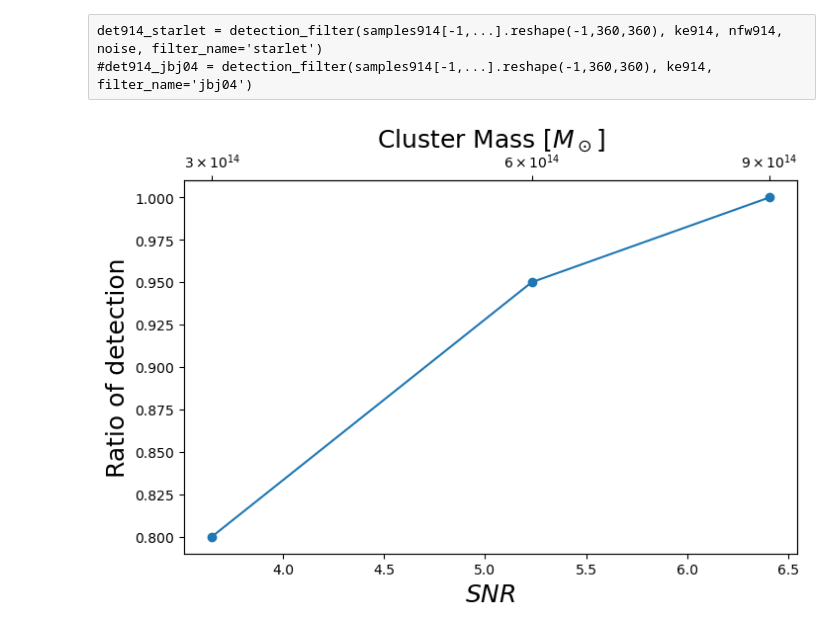
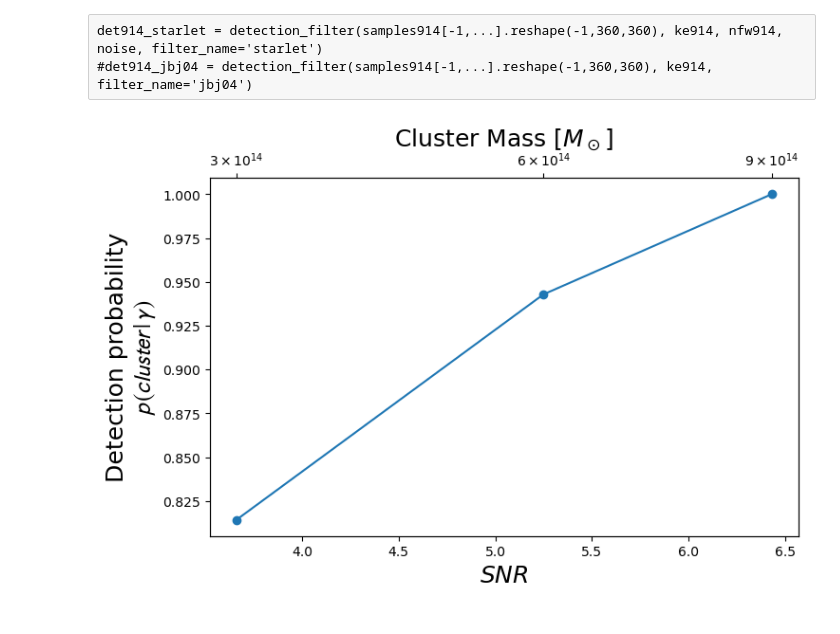
Before and after one commit to CosmoStat/jax-lensing, a Jupyter notebook: papers/Remy2021/Detection.ipynb, the cells around one changed output. Drawn from its saved outputs; the diff is of its cells as text; code cells hidden in the pictures.

Commit message:
update detection histogram and plot

```diff
--- a/papers/Remy2021/Detection.ipynb
+++ b/papers/Remy2021/Detection.ipynb
@@ -392,7 +392,7 @@ filename = '/linkhome/rech/genpuc01/utb76xl/jl/scripts/results/validation/anneal
 samples314 = fits.getdata(filename+'1.fits').astype('float32')
 g1, g2 = gen_nfw_shear(x_cen=x, y_cen=y, resolution=resolution,
                        nx=nx, ny=ny, z=z_halo, m=3e14, zs=zs)
-for i in range(2,3):
+for i in range(2,8):
     s = fits.getdata(filename+str(i)+'.fits')
     samples314 = np.concatenate([samples314, s], axis=0)
 ke314, _ = ks93(meas_shear[...,0] + g1, meas_shear[...,1] + g2)
@@ -400,7 +400,7 @@ nfw314,_ = ks93(g1, g2)
 
 filename = '/linkhome/rech/genpuc01/utb76xl/jl/scripts/results/validation/annealed_hmc/clusters6e14/samples_hmc_'
 samples614 = fits.getdata(filename+'1.fits').astype('float32')
-for i in range(2,3):
+for i in range(2,8):
     s = fits.getdata(filename+str(i)+'.fits')
     samples614 = np.concatenate([samples614, s], axis=0)
 g1, g2 = gen_nfw_shear(x_cen=x, y_cen=y, resolution=resolution, nx=nx, ny=ny, z=z_halo, m=6e14, zs=zs)
@@ -409,7 +409,7 @@ nfw614,_ = ks93(g1, g2)
 
 filename = '/linkhome/rech/genpuc01/utb76xl/jl/scripts/results/validation/annealed_hmc/clusters9e14/samples_hmc_'
 samples914 = fits.getdata(filename+'1.fits').astype('float32')
-for i in range(2,3):
+for i in range(2,8):
     s = fits.getdata(filename+str(i)+'.fits')
     samples914 = np.concatenate([samples914, s], axis=0)
 g1, g2 = gen_nfw_shear(x_cen=x, y_cen=y, resolution=resolution, nx=nx, ny=ny, z=z_halo, m=9e14, zs=zs)
@@ -442,25 +442,26 @@ ratio_starlet = [det314_starlet[1], det614_starlet[1], det914_starlet[1]]
 # %%
 kwargs = dict(fontsize=18)
 plt.figure(figsize=(8,5), dpi=100)
 ax1 = plt.subplot(1,1,1)
 ax1.plot(snr_starlet, ratio_starlet, label='starlet')
 #plot(snr_jbj04, ratio_jbj04, label='jbj04')
 ax1.scatter(snr_starlet, ratio_starlet)
 ax1.set_xlabel(r"$SNR$", **kwargs)
 
 new_tick_locations = snr_starlet
 
 ax2 = ax1.twiny()
 ax2.set_xlim(ax1.get_xlim())
 ax2.set_xticks(new_tick_locations)
 #ax2.set_xticklabels([r'$9\times10^{13}$', r'$3\times10^{14}$', r'$6\times10^{14}$'])
 ax2.set_xticklabels([r'$3\times10^{14}$', r'$6\times10^{14}$', r'$9\times10^{14}$'])
 ax2.set_xlabel(r"Cluster Mass $\left[M_\odot\right]$", **kwargs)
 
 #plt.xlabel('SNR', fontsize=18)
-ax1.set_ylabel('Ratio of detection', **kwargs)
-plt.savefig('plots/snrs.pdf')
+#ax1.set_ylabel('Ratio of detection', **kwargs)
+ax1.set_ylabel('Detection probability\n$\mathcal{p\,(cluster\,|\,\gamma)}$', multialignment='center', **kwargs)
+plt.savefig('plots/snrs.pdf', bbox_inches='tight')
 #legend()
 # %% [output]
-[figure, old version]
+[figure, new version]
 # %%
```
Also changed, not shown: parts of 6 cells of this notebook.
